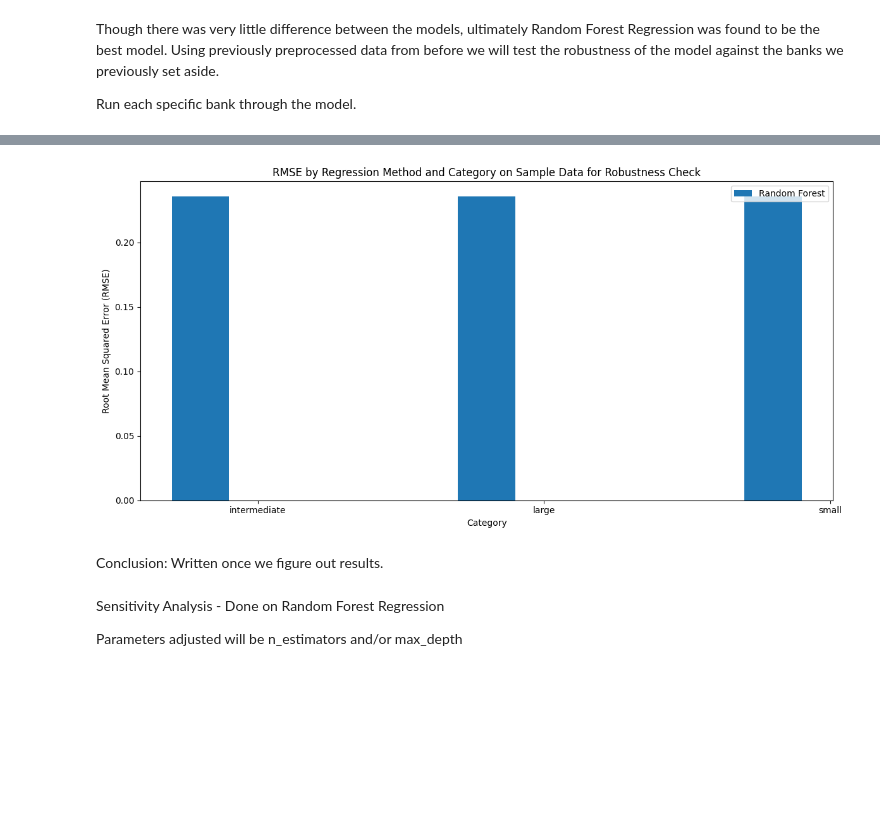
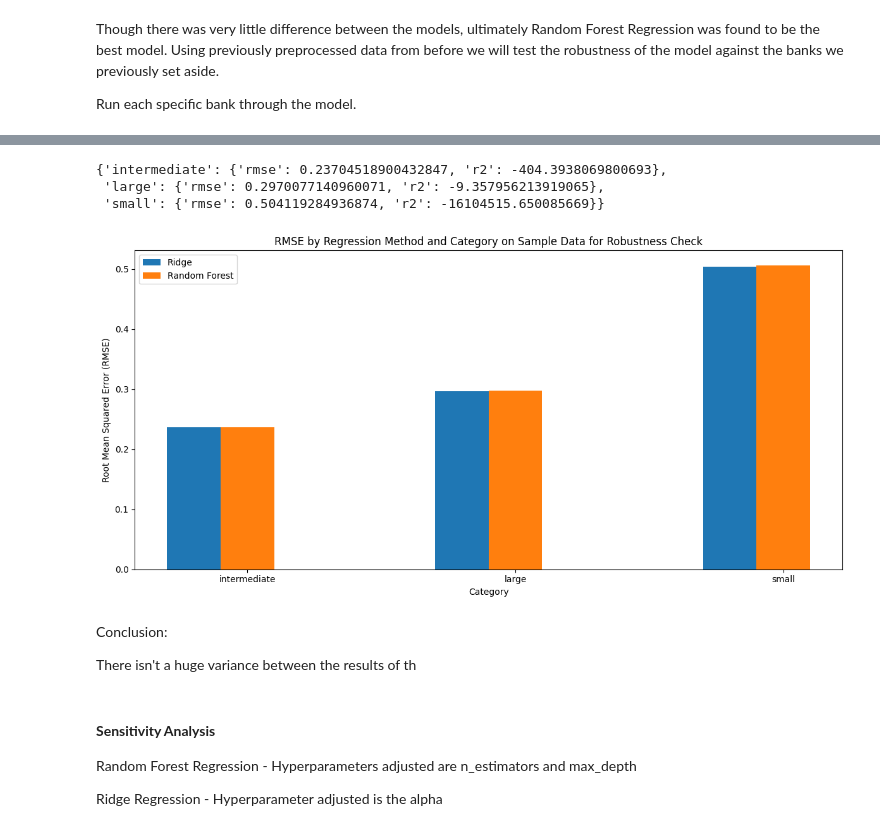
Before and after one commit to hughdingb58/deposit_size_prediction, a Jupyter notebook: Robustness_Sensitivity_Analysis.ipynb, the cells around one changed output, grey strips where cells are left out. Drawn from its saved outputs; the diff is of its cells as text; code cells hidden in the pictures; blank space fills up the shorter version.

Commit message:
Updated Sensitivity Analysis for each model and bank size

```diff
--- a/Robustness_Sensitivity_Analysis.ipynb
+++ b/Robustness_Sensitivity_Analysis.ipynb
@@ -63,8 +62,7 @@ df = df.loc[:, ['category'
                         , 'personal_savings_rate'
                         , 'umich_consumer_sentiment_index']]
 
-df_samples = df_samples.loc[:, ['name'
-                        , 'category'
+df_samples = df_samples.loc[:, ['category'
                         , 'date'
                         , 'year'
                         , 'quarter'
@@ -92,8 +90,9 @@ df_samples
 # %%
 # Group by category and apply the shift function to each group
 lagged_df = df.groupby('category').apply(lambda x: x.assign(total_deposits_lag1=x['total_deposits'].shift(1)))
-lagged_df_samples = df_samples.groupby('name').apply(lambda x: x.assign(total_deposits_lag1=x['total_deposits'].shift(1)))
+lagged_df_samples = df_samples.groupby('category').apply(lambda x: x.assign(total_deposits_lag1=x['total_deposits'].shift(1)))
 
 # Drop NaN values
 lagged_df = lagged_df.dropna().reset_index(drop=True)
 lagged_df_samples = lagged_df_samples.dropna().reset_index(drop=True)
+lagged_df_samples
@@ -162,15 +175,11 @@ for category, info in best_models_random_forest.items():
     test_X = lagged_df_samples[lagged_df_samples['category'] == category][selected_features]
     test_y = lagged_df_samples[lagged_df_samples['category'] == category]['total_deposits']
 
-    # Make predictions only if there is data for the category
-    if not test_X.empty:
-        predictions = model.predict(test_X)
+    predictions = model.predict(test_X)
+    rmse = mean_squared_error(test_y, predictions, squared=False)
+    r2 = r2_score(test_y, predictions)
 
-        rmse = mean_squared_error(test_y, predictions, squared=False)
-        r2 = r2_score(test_y, predictions)
-
-
-    random_forest[category] = { 'rmse': rmse, 'r2': r2}
+    random_forest[category] = { 'rmse': rmse, 'r2': r2 }
 
 random_forest
 # %% [output]
@@ -180,35 +233,61 @@ random_forest
+# %%
+# Robustness Test on Ridge Regression
+ridge={}
+
+test_X = lagged_df_samples[selected_features]
+test_y = lagged_df_samples['total_deposits']
+
+for category, info in best_models_ridge.items():
+    model = info['model']
+    # Filter test_X and test_y by category
+    test_X = lagged_df_samples[lagged_df_samples['category'] == category][selected_features]
+    test_y = lagged_df_samples[lagged_df_samples['category'] == category]['total_deposits']
+
+    predictions = model.predict(test_X)
+    rmse = mean_squared_error(test_y, predictions, squared=False)
+    r2 = r2_score(test_y, predictions)
+
+    ridge[category] = { 'rmse': rmse, 'r2': r2}
+
+ridge
+# %% [output]
+{'intermediate': {'rmse': 0.23704518900432847, 'r2': -404.3938069800693},
+ 'large': {'rmse': 0.2970077140960071, 'r2': -9.357956213919065},
+ 'small': {'rmse': 0.504119284936874, 'r2': -16104515.650085669}}
 # %%
 categories = lagged_df['category'].unique()
 
 rmse_values = {
-    #'Lasso': [lasso[cat]['rmse'] for cat in categories],
-  #  'Ridge': [ridge[cat]['rmse'] for cat in categories],
+    'Ridge': [ridge[cat]['rmse'] for cat in categories],
     'Random Forest': [random_forest[cat]['rmse'] for cat in categories],
-  #  'Gradient Boosting': [gradient_boosting[cat]['rmse'] for cat in categories]
 }
 
 # Create bar chart
 fig, ax = plt.subplots(figsize=(12, 6))
 bar_width = 0.2
 index = range(len(categories))
 
 for i, (method, rmse) in enumerate(rmse_values.items()):
     ax.bar([x + i * bar_width for x in index], rmse, bar_width, label=method)
 
 ax.set_xlabel('Category')
 ax.set_ylabel('Root Mean Squared Error (RMSE)')
 ax.set_title('RMSE by Regression Method and Category on Sample Data for Robustness Check')
 ax.set_xticks([x + bar_width for x in index])
 ax.set_xticklabels(categories)
 ax.legend()
 
 plt.tight_layout()
 plt.show()
 # %% [output]
-[figure, old version]
+[figure, new version]
-# %% [markdown]
-Conclusion: Written once we figure out results.
+# %% [markdown]
+Conclusion:
+
+There isn't a huge variance between the results of th
 # %% [markdown]
-Sensitivity Analysis - Done on Random Forest Regression
+#### **Sensitivity Analysis**
 
-Parameters adjusted will be n_estimators and/or max_depth
+Random Forest Regression - Hyperparameters adjusted are n_estimators and max_depth
+
+Ridge Regression - Hyperparameter adjusted is the alpha
```
Also changed, not shown: parts of 20 cells of this notebook.
